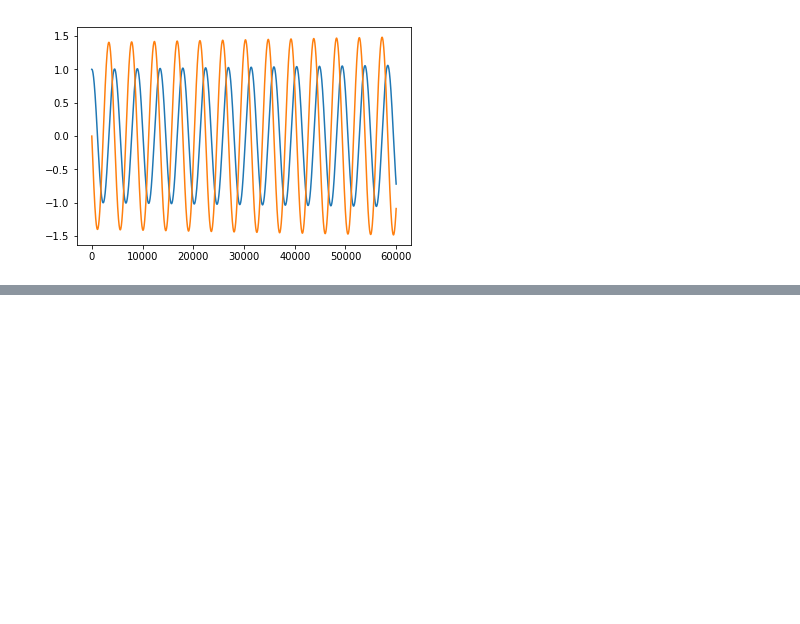
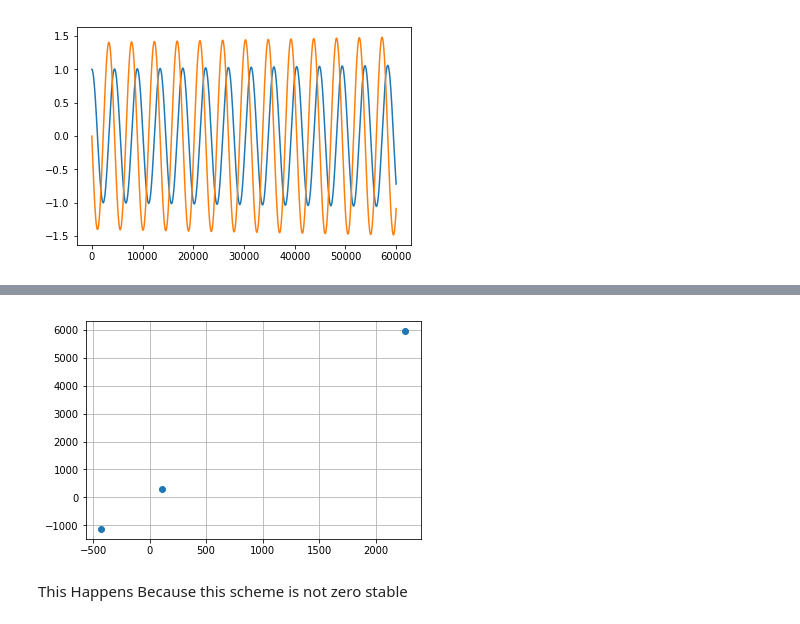
Before and after one commit to JuanVillegasSantos/Computational_Methods, a Jupyter notebook: Examples.ipynb, the cells around one changed output, grey strips where cells are left out. Saved outputs shown, nothing was run; the diff lists cells and outputs as text; code cells hidden in the pictures; blank space fills up the shorter version.

```diff
--- a/Examples.ipynb
+++ b/Examples.ipynb
@@ -143,0 +196,21 @@ plt.plot(history)
+# %%
+# Most accurate 2 step explicit
+u0=[v0*np.cos(theta),v0*np.sin(theta),0,0]
+history=[]; posy=0; dt=0.001
+u00=u0
+u0=u
+history.append(u0)
+while (posy>=0):
+    dudt=derivate(cd,rho,d,m,u0)
+    dudt0=derivate(cd,rho,d,m,u00)
+    u=-4*np.asarray(u0)+5*np.asarray(u00)+4*dt*dudt+2*dt*dudt0
+    posy=u0[3]
+    u00=u0
+    u0=u
+    history.append(u0)
+results=np.asarray(history)
+plt.plot(results[:,2],results[:,3],'o'); plt.grid()
+# %% [output]
+[figure, added]
+# %% [markdown]
+This Happens Because this scheme is not zero stable
```
Also changed, not shown: parts of 7 cells of this notebook.
